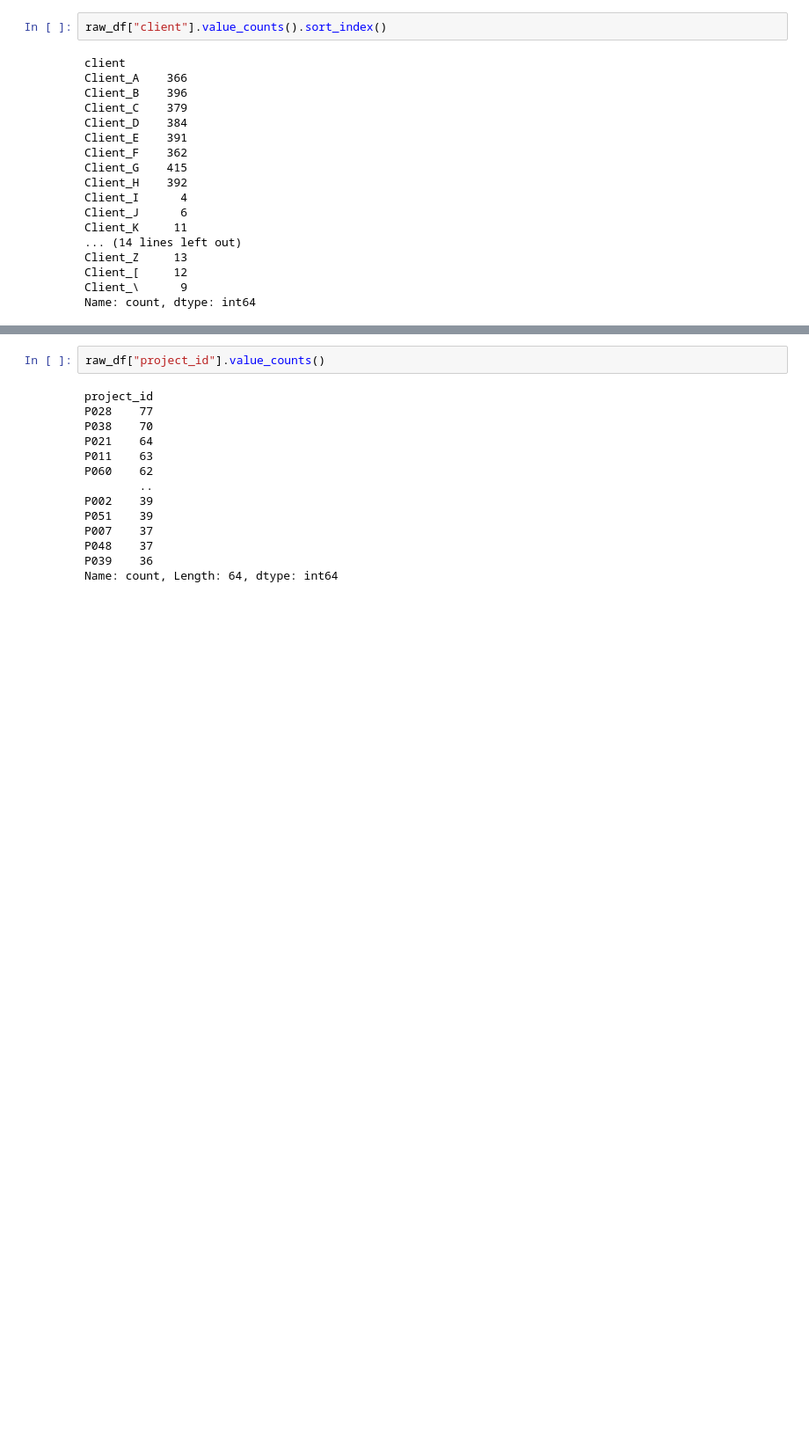
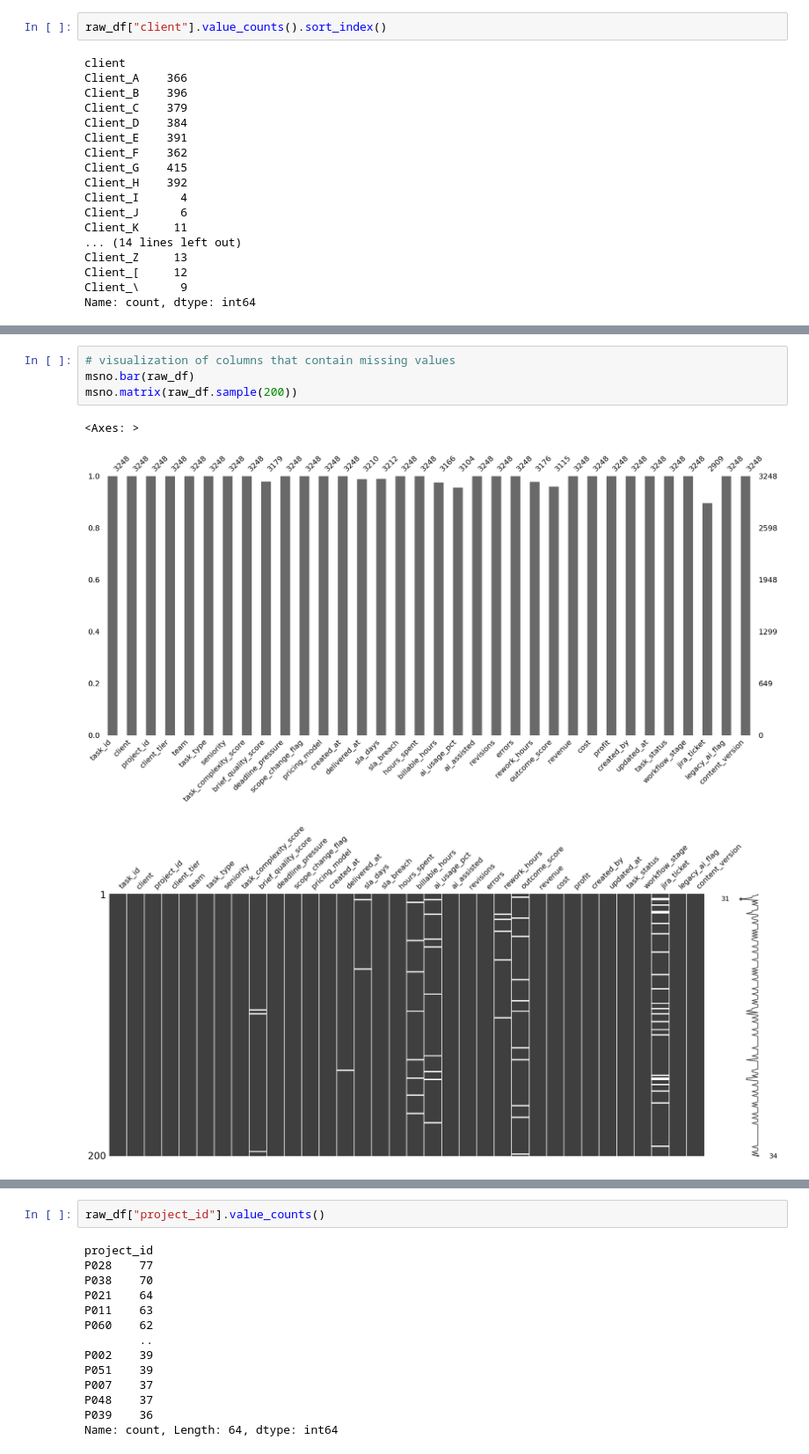
Before and after one commit to Cam-crt/FCM-Data-Alchemist, a Jupyter notebook: src/main.ipynb, the cells around one changed output, grey strips where cells are left out. Shown at 88% size. Cells and saved outputs as stored; diff of their text form; blank space fills up the shorter version.

Commit message:
Performed data cleaning: handled missing values and improved dataset quality

```diff
--- a/src/main.ipynb
+++ b/src/main.ipynb
@@ -182,0 +217,8 @@ memory usage: 840.7 KB
+# %%
+# visualization of columns that contain missing values
+msno.bar(raw_df)
+msno.matrix(raw_df.sample(200))
+# %% [output]
+<Axes: >
+[figure, added]
+[figure, added]
```
Also changed, not shown: parts of 54 cells of this notebook.
